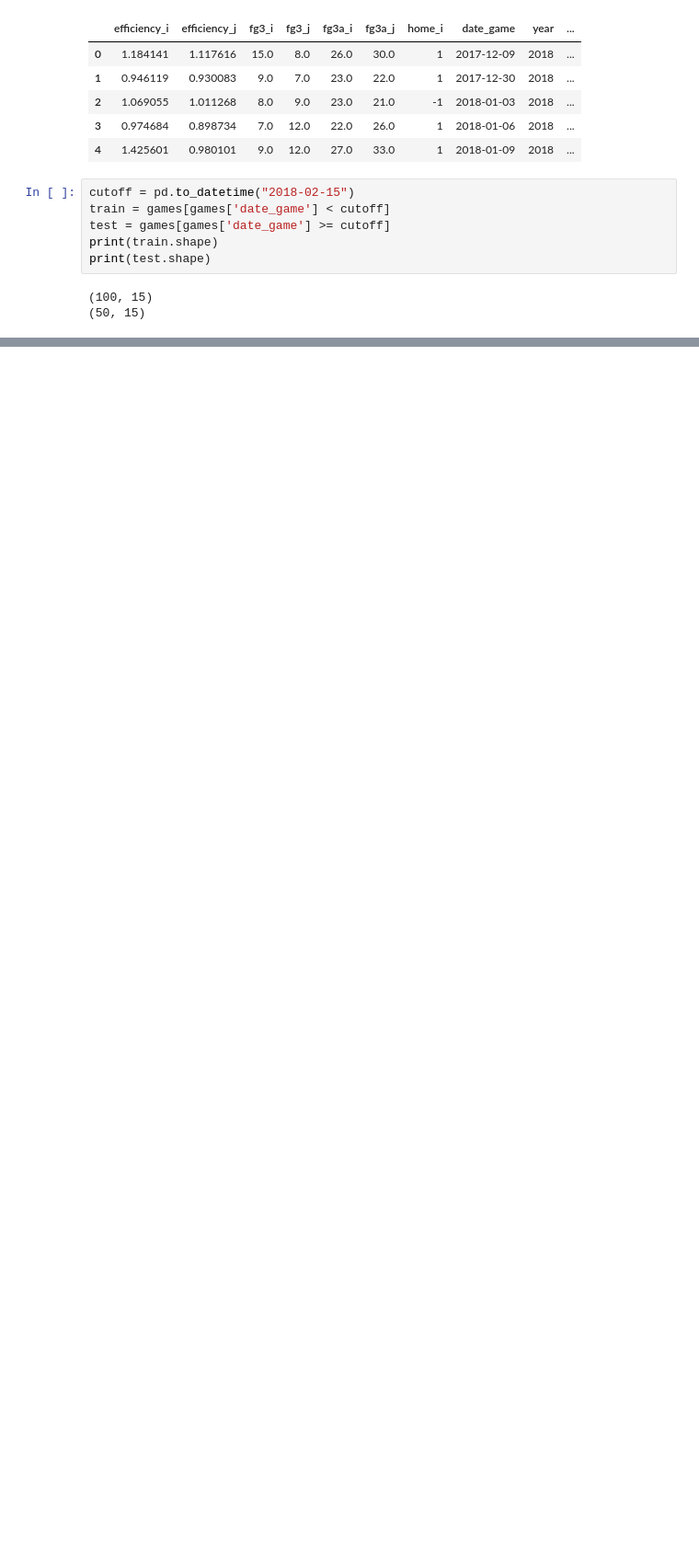
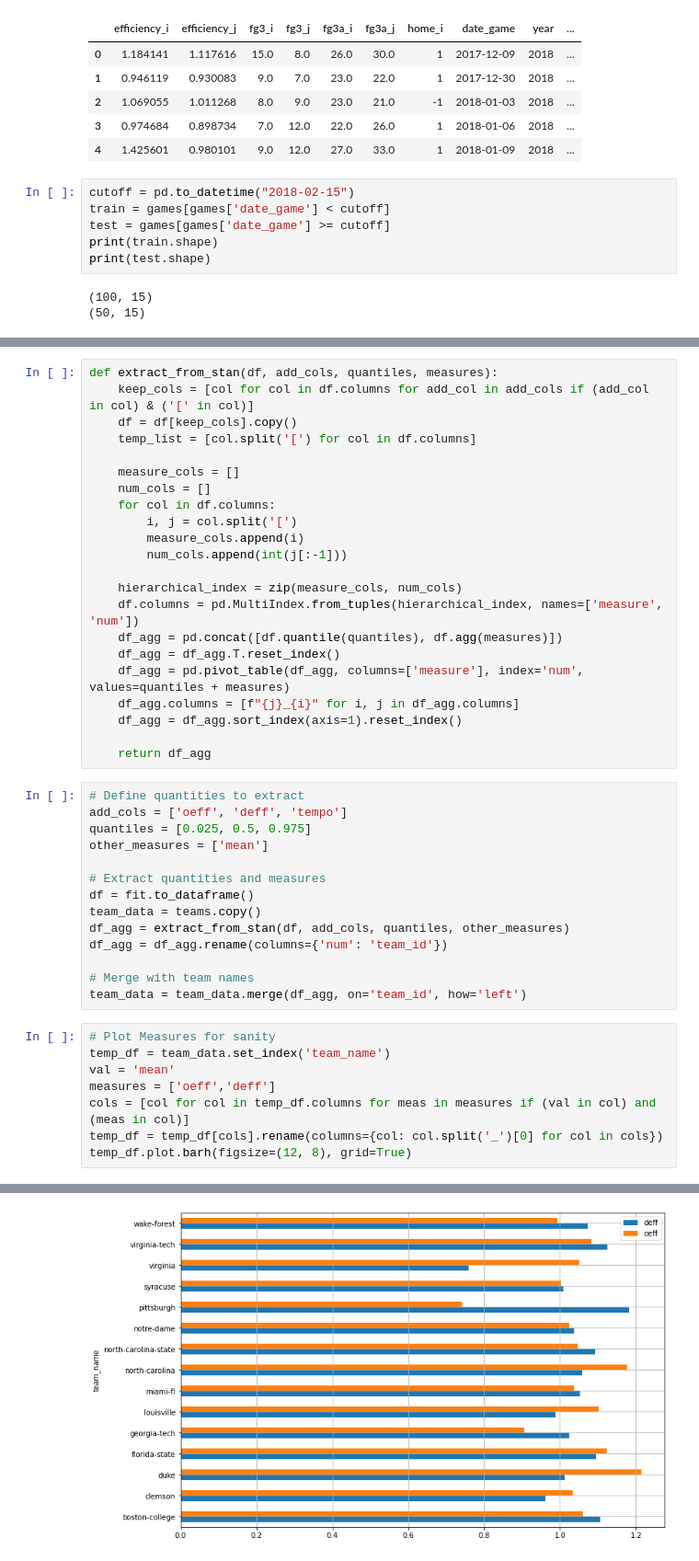
Before and after one commit to robert-robison/cbbsignal, a Jupyter notebook: expt/cbb_3pt.ipynb, the cells around one changed output, grey strips where cells are left out. Shown at 92% size. Saved outputs shown, nothing was run; the diff lists cells and outputs as text; blank space fills up the shorter version.

```diff
--- a/expt/cbb_3pt.ipynb
+++ b/expt/cbb_3pt.ipynb
@@ -209,0 +189,45 @@ RuntimeError: Exception: []: accessing element out of range. index 782 out of ra
+# %%
+def extract_from_stan(df, add_cols, quantiles, measures):
+    keep_cols = [col for col in df.columns for add_col in add_cols if (add_col in col) & ('[' in col)]
+    df = df[keep_cols].copy()
+    temp_list = [col.split('[') for col in df.columns]
+
+    measure_cols = []
+    num_cols = []
+    for col in df.columns:
+        i, j = col.split('[')
+        measure_cols.append(i)
+        num_cols.append(int(j[:-1]))
+
+    hierarchical_index = zip(measure_cols, num_cols)
+    df.columns = pd.MultiIndex.from_tuples(hierarchical_index, names=['measure', 'num'])
+    df_agg = pd.concat([df.quantile(quantiles), df.agg(measures)])
+    df_agg = df_agg.T.reset_index()
+    df_agg = pd.pivot_table(df_agg, columns=['measure'], index='num', values=quantiles + measures)
+    df_agg.columns = [f"{j}_{i}" for i, j in df_agg.columns]
+    df_agg = df_agg.sort_index(axis=1).reset_index()
+
+    return df_agg
+# %%
+# Define quantities to extract
+add_cols = ['oeff', 'deff', 'tempo']
+quantiles = [0.025, 0.5, 0.975]
+other_measures = ['mean']
+
+# Extract quantities and measures
+df = fit.to_dataframe()
+team_data = teams.copy()
+df_agg = extract_from_stan(df, add_cols, quantiles, other_measures)
+df_agg = df_agg.rename(columns={'num': 'team_id'})
+
+# Merge with team names
+team_data = team_data.merge(df_agg, on='team_id', how='left')
+# %%
+# Plot Measures for sanity
+temp_df = team_data.set_index('team_name')
+val = 'mean'
+measures = ['oeff','deff']
+cols = [col for col in temp_df.columns for meas in measures if (val in col) and (meas in col)]
+temp_df = temp_df[cols].rename(columns={col: col.split('_')[0] for col in cols})
+temp_df.plot.barh(figsize=(12, 8), grid=True)
+# %% [output]
@@ -209,0 +235 @@ RuntimeError: Exception: []: accessing element out of range. index 782 out of ra
+[figure, added]
```
Also changed, not shown: parts of 17 cells of this notebook, 1 other file.
